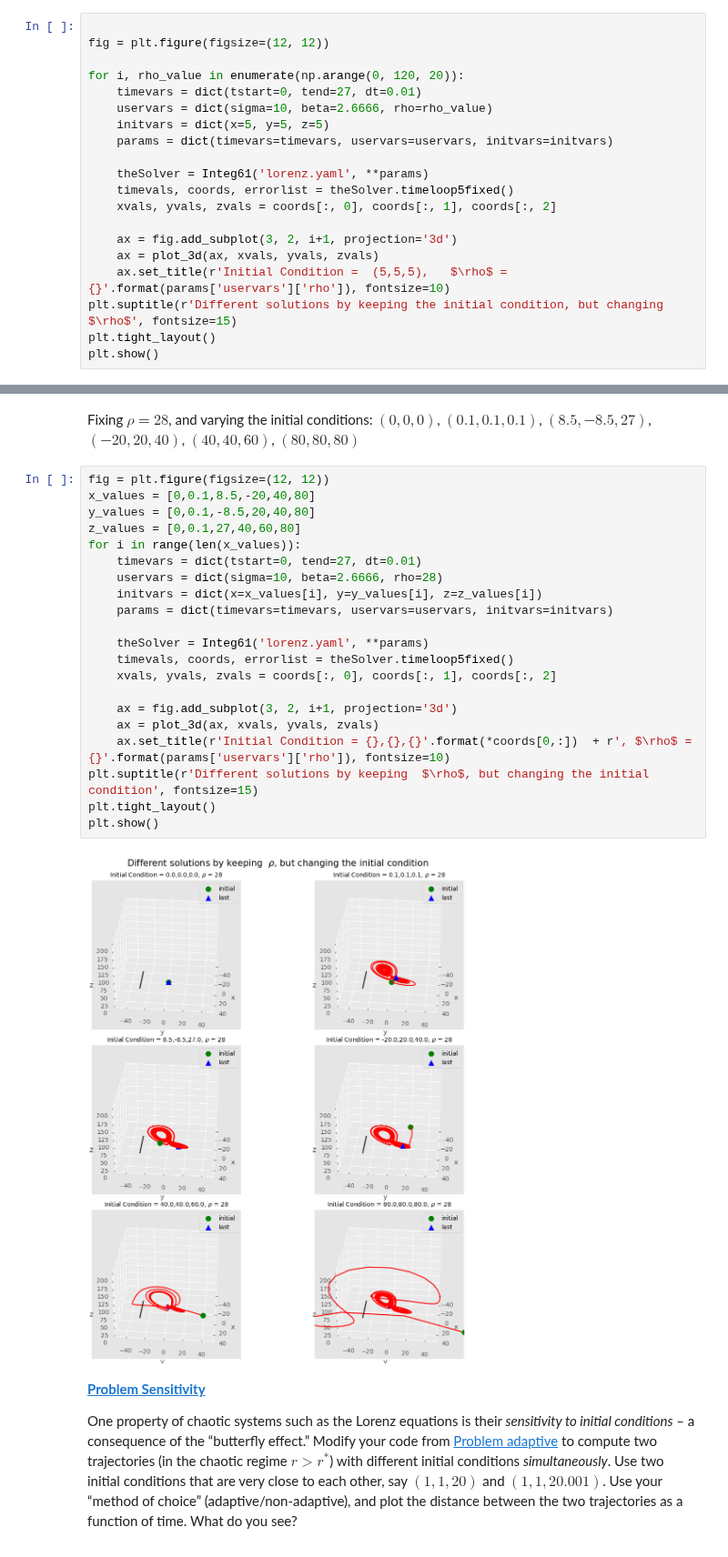
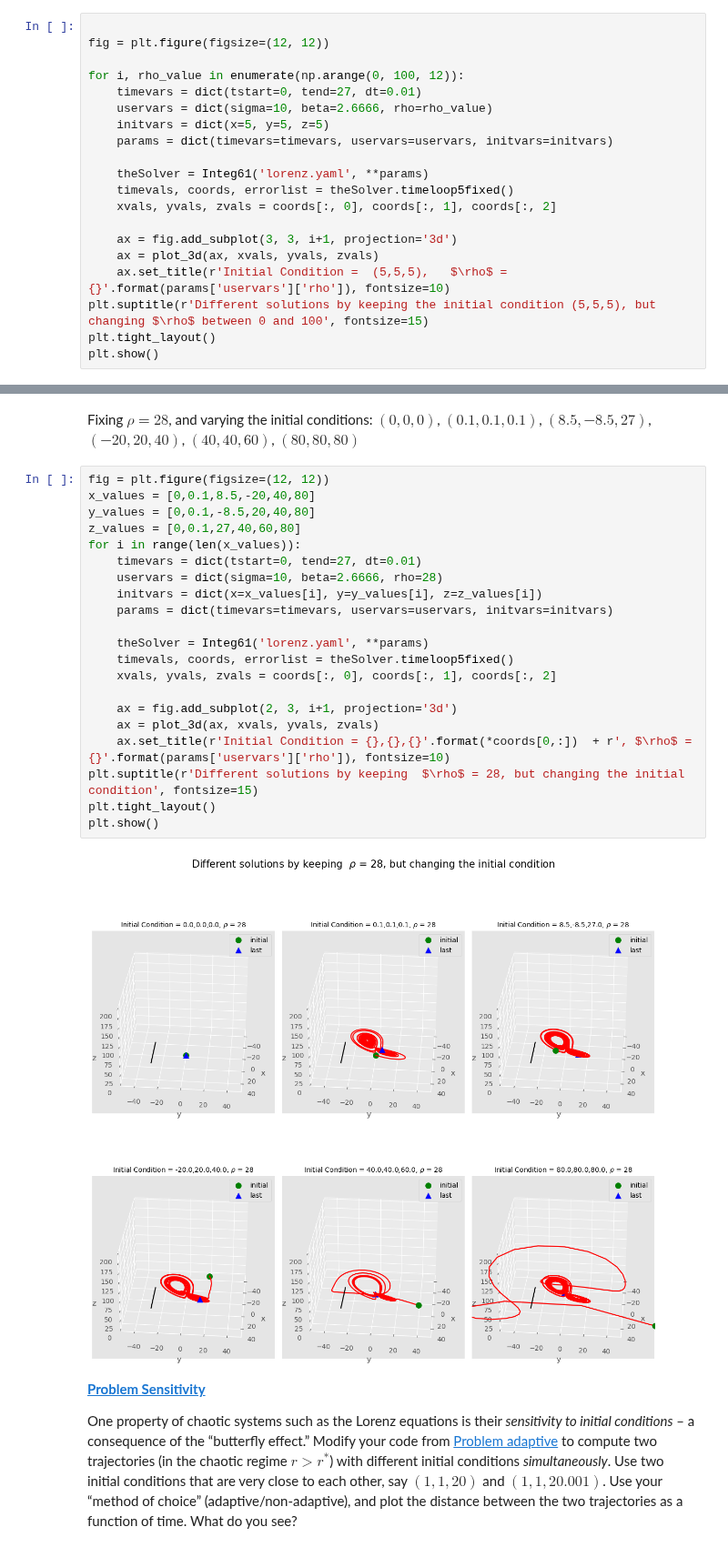
Before and after one commit to valenzuela12/numeric_2024, a Jupyter notebook: notebooks/lab6/Assignment_Lab6.ipynb, the cells around one changed output, grey strips where cells are left out. Shown at 91% size. Cells and saved outputs as stored; diff of their text form.

```diff
--- a/notebooks/lab6/Assignment_Lab6.ipynb
+++ b/notebooks/lab6/Assignment_Lab6.ipynb
@@ -127,7 +130,7 @@ Fixing the initial condition $(x_{0},y_{0},z_{0})=(5,5,5)$ and vary $\rho$ betwe
 
 fig = plt.figure(figsize=(12, 12))
 
-for i, rho_value in enumerate(np.arange(0, 120, 20)):
+for i, rho_value in enumerate(np.arange(0, 100, 12)):
     timevars = dict(tstart=0, tend=27, dt=0.01)
     uservars = dict(sigma=10, beta=2.6666, rho=rho_value)
     initvars = dict(x=5, y=5, z=5)
@@ -137,10 +140,10 @@ for i, rho_value in enumerate(np.arange(0, 120, 20)):
     timevals, coords, errorlist = theSolver.timeloop5fixed()
     xvals, yvals, zvals = coords[:, 0], coords[:, 1], coords[:, 2]
 
-    ax = fig.add_subplot(3, 2, i+1, projection='3d')
+    ax = fig.add_subplot(3, 3, i+1, projection='3d')
     ax = plot_3d(ax, xvals, yvals, zvals)
     ax.set_title(r'Initial Condition =  (5,5,5),   $\rho$ = {}'.format(params['uservars']['rho']), fontsize=10)
-plt.suptitle(r'Different solutions by keeping the initial condition, but changing $\rho$', fontsize=15)
+plt.suptitle(r'Different solutions by keeping the initial condition (5,5,5), but changing $\rho$ between 0 and 100', fontsize=15)
 plt.tight_layout()
 plt.show()
 # %% [output]
@@ -152,26 +155,26 @@ plt.show()
 # %%
 fig = plt.figure(figsize=(12, 12))
 x_values = [0,0.1,8.5,-20,40,80]
 y_values = [0,0.1,-8.5,20,40,80]
 z_values = [0,0.1,27,40,60,80]
 for i in range(len(x_values)):
     timevars = dict(tstart=0, tend=27, dt=0.01)
     uservars = dict(sigma=10, beta=2.6666, rho=28)
     initvars = dict(x=x_values[i], y=y_values[i], z=z_values[i])
     params = dict(timevars=timevars, uservars=uservars, initvars=initvars)
 
     theSolver = Integ61('lorenz.yaml', **params)
     timevals, coords, errorlist = theSolver.timeloop5fixed()
     xvals, yvals, zvals = coords[:, 0], coords[:, 1], coords[:, 2]
 
-    ax = fig.add_subplot(3, 2, i+1, projection='3d')
+    ax = fig.add_subplot(2, 3, i+1, projection='3d')
     ax = plot_3d(ax, xvals, yvals, zvals)
     ax.set_title(r'Initial Condition = {},{},{}'.format(*coords[0,:])  + r', $\rho$ = {}'.format(params['uservars']['rho']), fontsize=10)
-plt.suptitle(r'Different solutions by keeping  $\rho$, but changing the initial condition', fontsize=15)
+plt.suptitle(r'Different solutions by keeping  $\rho$ = 28, but changing the initial condition', fontsize=15)
 plt.tight_layout()
 plt.show()
 # %% [output]
-[figure, old version]
+[figure, new version]
 # %% [markdown]
 **[Problem Sensitivity](#prob_sensitivity)**
 
```
Also changed, not shown: parts of 8 cells of this notebook, 5 other files.
